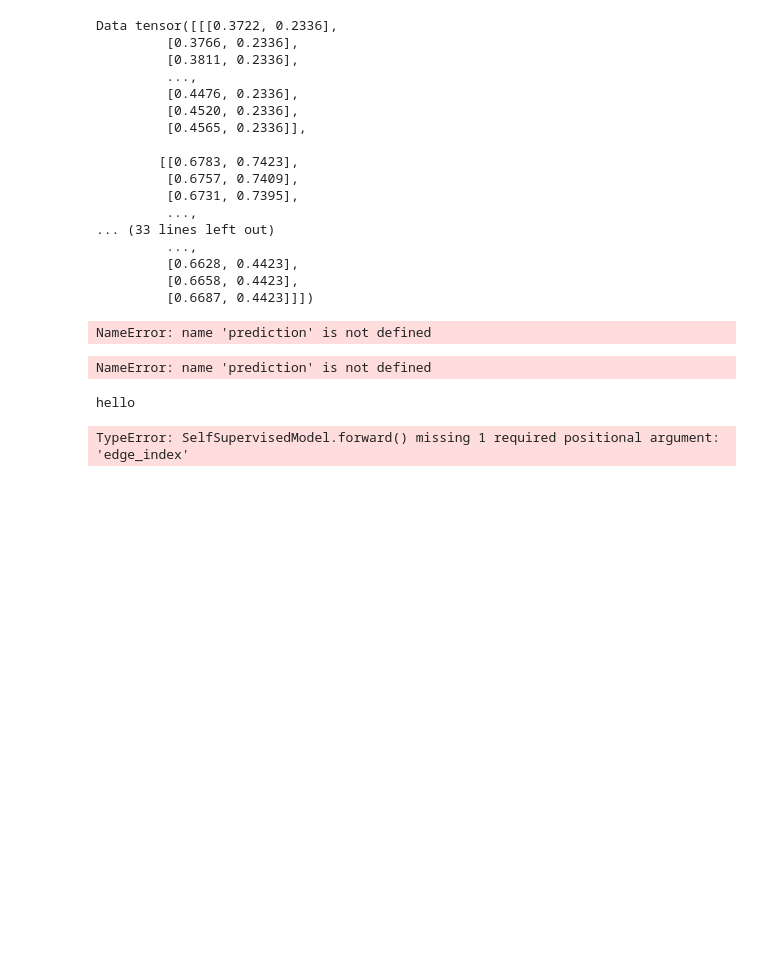
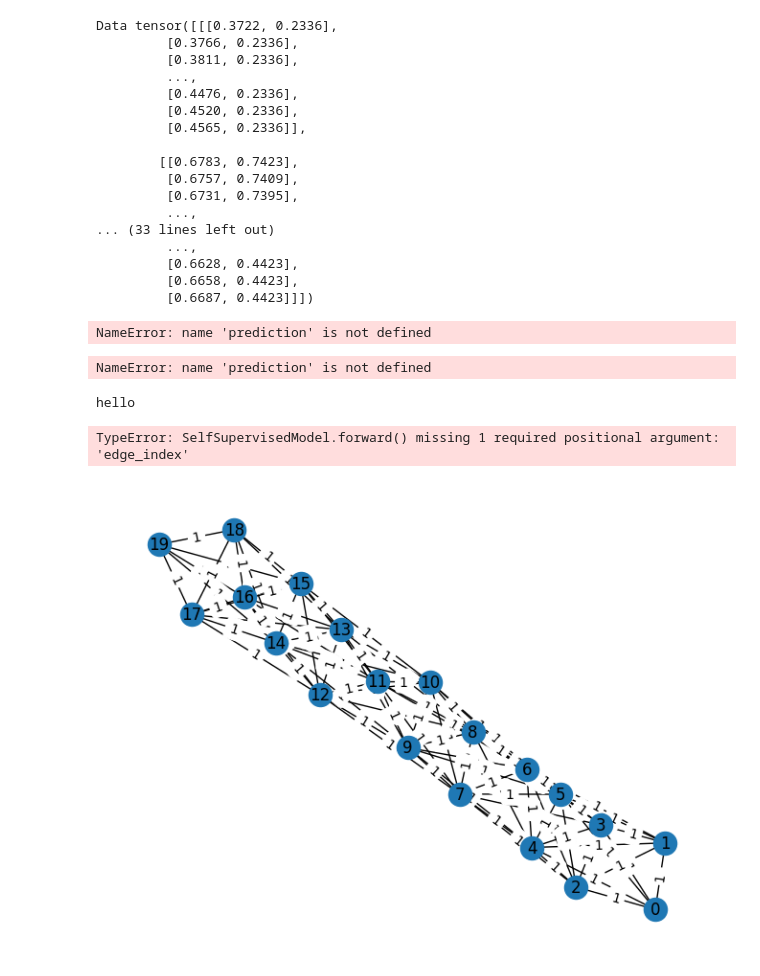
Before and after one commit to BeckResearchLab/diff_transformers, a Jupyter notebook: project/main_run.ipynb, the cells around one changed output. Saved outputs shown, nothing was run; the diff lists cells and outputs as text; code cells hidden in the pictures; blank space fills up the shorter version.

```diff
--- a/project/main_run.ipynb
+++ b/project/main_run.ipynb
@@ -131,4 +131,8 @@ def create_optimized_edge_index(num_points, connectivity_range=2):
     edge_index = torch.tensor([row, col], dtype=torch.long)
     edge_weight = torch.tensor(weights, dtype=torch.float)
     return edge_index, edge_weight
+
+edge_index, edge_weight = create_optimized_edge_index(5, 5);
+print(edge_index)
+print(edge_weight)
 # %% [output]
@@ -280,10 +290,10 @@ train_dataloader = DataLoader(train_dataset, batch_size=32, shuffle=True)
 val_dataset = TensorDataset(val_src_data_tensor, val_tgt_data_tensor, val_src_masks_tensor)
 val_dataloader = DataLoader(val_dataset, batch_size=32, shuffle=False)
 
-edge_index, edge_weights = create_optimized_edge_index(20, 7)
+edge_index, edge_weights = create_optimized_edge_index(20, 5)
 
 
-n_iters = 10
+n_iters = 4
 loss_values = []
 val_loss_values = []
 
@@ -467,3 +466,22 @@ print("Accuracy:", acc)
 # %% [output]
 hello
 TypeError: SelfSupervisedModel.forward() missing 1 required positional argument: 'edge_index'
+# %%
+import networkx as nx
+import matplotlib.pyplot as plt
+
+def visualize_graph(edge_index, edge_weight=None):
+    G = nx.Graph()
+    for i, (u, v) in enumerate(zip(edge_index[0], edge_index[1])):
+        G.add_edge(u.item(), v.item(), weight=edge_weight[i].item() if edge_weight is not None else 1)
+
+    pos = nx.spring_layout(G)
+    weights = nx.get_edge_attributes(G, 'weight')
+
+    nx.draw(G, pos, with_labels=True, connectionstyle='arc3,rad=0.1')
+    nx.draw_networkx_edge_labels(G, pos, edge_labels=weights)
+    plt.show()
+
+visualize_graph(edge_index)
+# %% [output]
+[figure, added]
```
Also changed, not shown: parts of 6 cells of this notebook, 11 other files.
